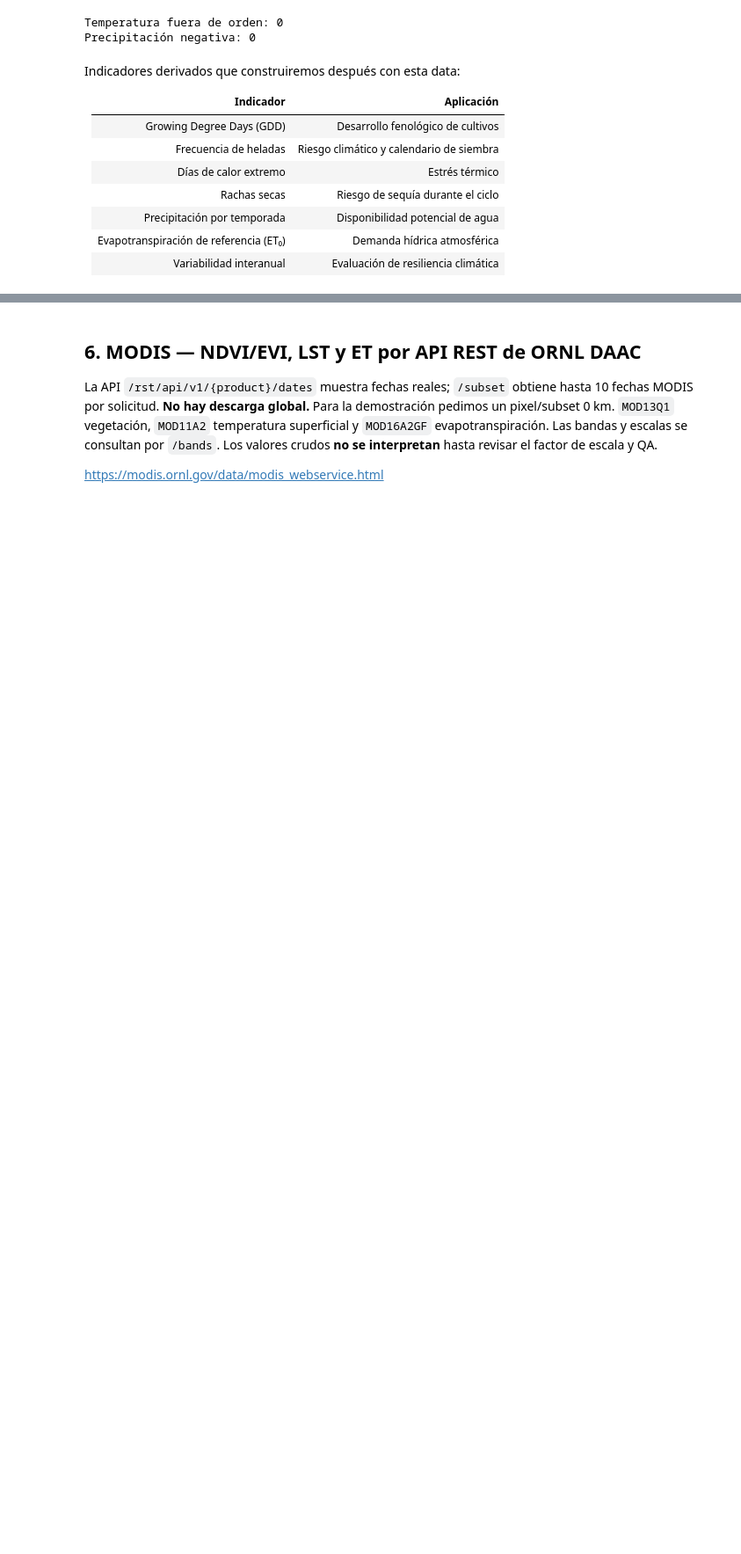
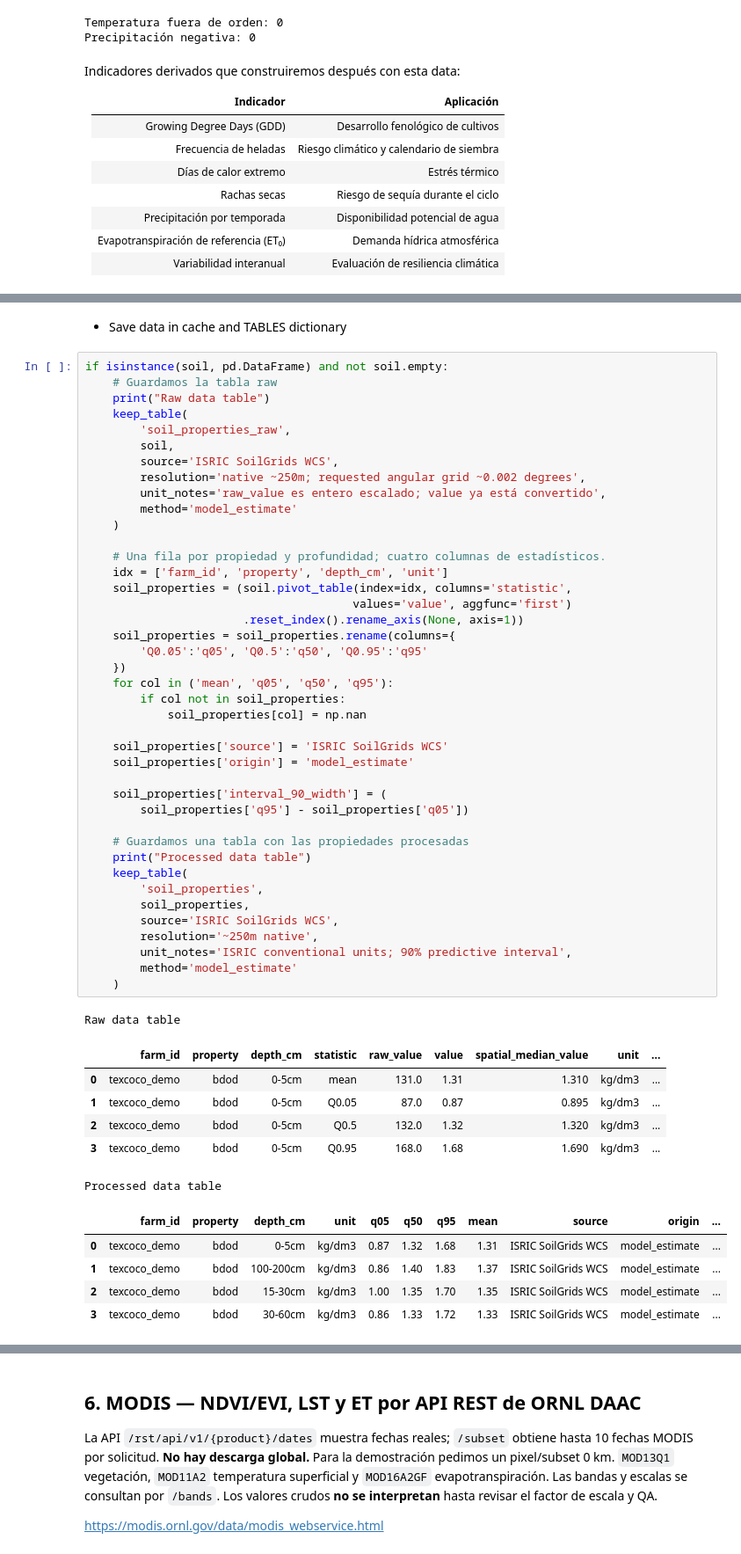
Before and after one commit to NASA-Gradient-Descent-Farmers/NASA-warm-up, a Jupyter notebook: Notebooks/00_build_farm_profile_earthdata.ipynb, the cells around one changed output, grey strips where cells are left out. Shown at 88% size. Cells and saved outputs as stored; diff of their text form; blank space fills up the shorter version.

Commit message:
Notebook updated : actualicé, documenté y revisé el data ingestion hasta la 5ta sección.

```diff
--- a/Notebooks/00_build_farm_profile_earthdata.ipynb
+++ b/Notebooks/00_build_farm_profile_earthdata.ipynb
@@ -1064,0 +1700,56 @@ if isinstance(soil,pd.DataFrame):
+# %% [markdown]
+* Save data in cache and TABLES dictionary
+# %%
+if isinstance(soil, pd.DataFrame) and not soil.empty:
+    # Guardamos la tabla raw
+    print("Raw data table")
+    keep_table(
+        'soil_properties_raw',
+        soil,
+        source='ISRIC SoilGrids WCS',
+        resolution='native ~250m; requested angular grid ~0.002 degrees',
+        unit_notes='raw_value es entero escalado; value ya está convertido',
+        method='model_estimate'
+    )
+
+    # Una fila por propiedad y profundidad; cuatro columnas de estadísticos.
+    idx = ['farm_id', 'property', 'depth_cm', 'unit']
+    soil_properties = (soil.pivot_table(index=idx, columns='statistic',
+                                       values='value', aggfunc='first')
+                       .reset_index().rename_axis(None, axis=1))
+    soil_properties = soil_properties.rename(columns={
+        'Q0.05':'q05', 'Q0.5':'q50', 'Q0.95':'q95'
+    })
+    for col in ('mean', 'q05', 'q50', 'q95'):
+        if col not in soil_properties:
+            soil_properties[col] = np.nan
+
+    soil_properties['source'] = 'ISRIC SoilGrids WCS'
+    soil_properties['origin'] = 'model_estimate'
+
+    soil_properties['interval_90_width'] = (
+        soil_properties['q95'] - soil_properties['q05'])
+
+    # Guardamos una tabla con las propiedades procesadas
+    print("Processed data table")
+    keep_table(
+        'soil_properties',
+        soil_properties,
+        source='ISRIC SoilGrids WCS',
+        resolution='~250m native',
+        unit_notes='ISRIC conventional units; 90% predictive interval',
+        method='model_estimate'
+    )
+# %% [output]
+Raw data table
+|  | farm_id | property | depth_cm | statistic | raw_value | value | spatial_median_value | unit | ... |
+| 0 | texcoco_demo | bdod | 0-5cm | mean | 131.0 | 1.31 | 1.310 | kg/dm3 | ... |
+| 1 | texcoco_demo | bdod | 0-5cm | Q0.05 | 87.0 | 0.87 | 0.895 | kg/dm3 | ... |
+| 2 | texcoco_demo | bdod | 0-5cm | Q0.5 | 132.0 | 1.32 | 1.320 | kg/dm3 | ... |
+| 3 | texcoco_demo | bdod | 0-5cm | Q0.95 | 168.0 | 1.68 | 1.690 | kg/dm3 | ... |
+Processed data table
+|  | farm_id | property | depth_cm | unit | q05 | q50 | q95 | mean | source | origin | ... |
+| 0 | texcoco_demo | bdod | 0-5cm | kg/dm3 | 0.87 | 1.32 | 1.68 | 1.31 | ISRIC SoilGrids WCS | model_estimate | ... |
+| 1 | texcoco_demo | bdod | 100-200cm | kg/dm3 | 0.86 | 1.40 | 1.83 | 1.37 | ISRIC SoilGrids WCS | model_estimate | ... |
+| 2 | texcoco_demo | bdod | 15-30cm | kg/dm3 | 1.00 | 1.35 | 1.70 | 1.35 | ISRIC SoilGrids WCS | model_estimate | ... |
+| 3 | texcoco_demo | bdod | 30-60cm | kg/dm3 | 0.86 | 1.33 | 1.72 | 1.33 | ISRIC SoilGrids WCS | model_estimate | ... |
```
Also changed, not shown: parts of 18 cells of this notebook.
